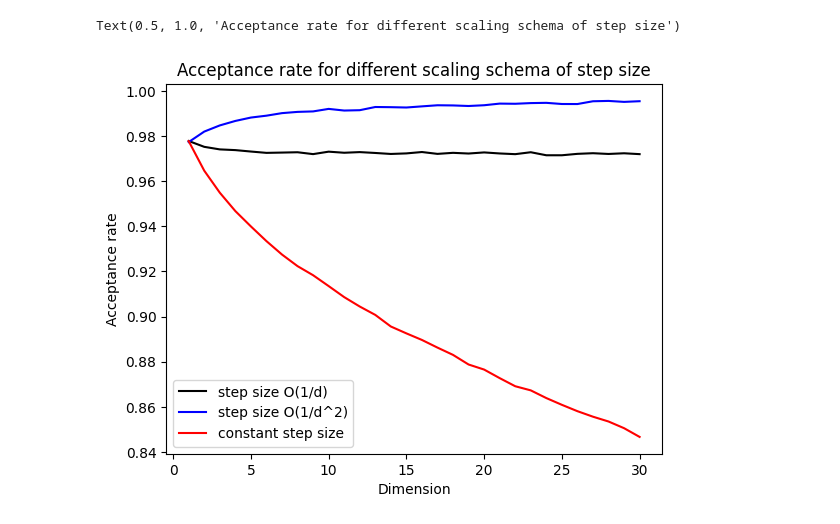
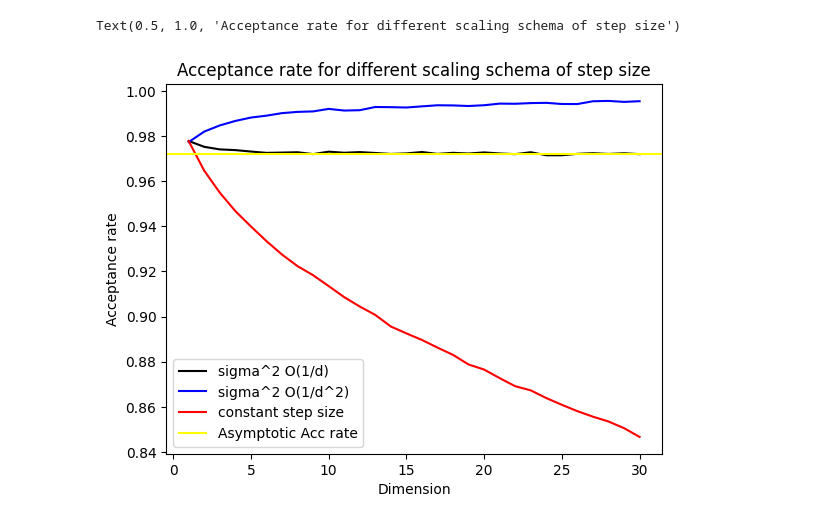
Before and after one commit to alexxthiery/mcjax, a Jupyter notebook: notebooks/mcmc/test_rwm_gaussian.ipynb, the cells around one changed output. Saved outputs shown, nothing was run; the diff lists cells and outputs as text; code cells hidden in the pictures.

```diff
--- a/notebooks/mcmc/test_rwm_gaussian.ipynb
+++ b/notebooks/mcmc/test_rwm_gaussian.ipynb
@@ -59,13 +63,14 @@ for dim in dim_arr:
     mcmc_output = mcmc3.run(key = key, n_samples=n_steps, state_init=state_init)
     acc_rate_arr3.append(mcmc_output["acceptance_rate"])
 # %%
-plt.plot(dim_arr,acc_rate_arr1,color = "black",label="step size O(1/d)")
-plt.plot(dim_arr,acc_rate_arr2,color = "blue",label="step size O(1/d^2)")
+plt.plot(dim_arr,acc_rate_arr1,color = "black",label="sigma^2 O(1/d)")
+plt.plot(dim_arr,acc_rate_arr2,color = "blue",label="sigma^2 O(1/d^2)")
 plt.plot(dim_arr,acc_rate_arr3,color = "red",label="constant step size")
+plt.axhline(y=2*norm.cdf(-1/2*0.1/jnp.sqrt(jnp.exp(log_var))), label="Asymptotic Acc rate", color = 'yellow')
 plt.legend()
 plt.xlabel("Dimension")
 plt.ylabel("Acceptance rate")
 plt.title("Acceptance rate for different scaling schema of step size")
 # %% [output]
 Text(0.5, 1.0, 'Acceptance rate for different scaling schema of step size')
-[figure, old version]
+[figure, new version]
```
Also changed, not shown: parts of 7 cells of this notebook, 3 other files.
